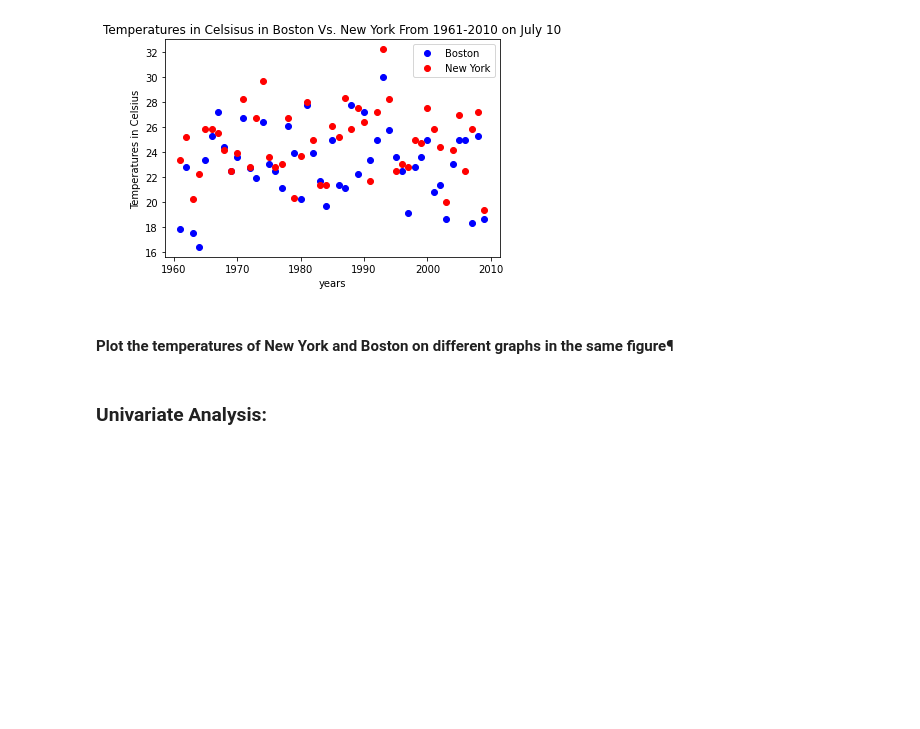
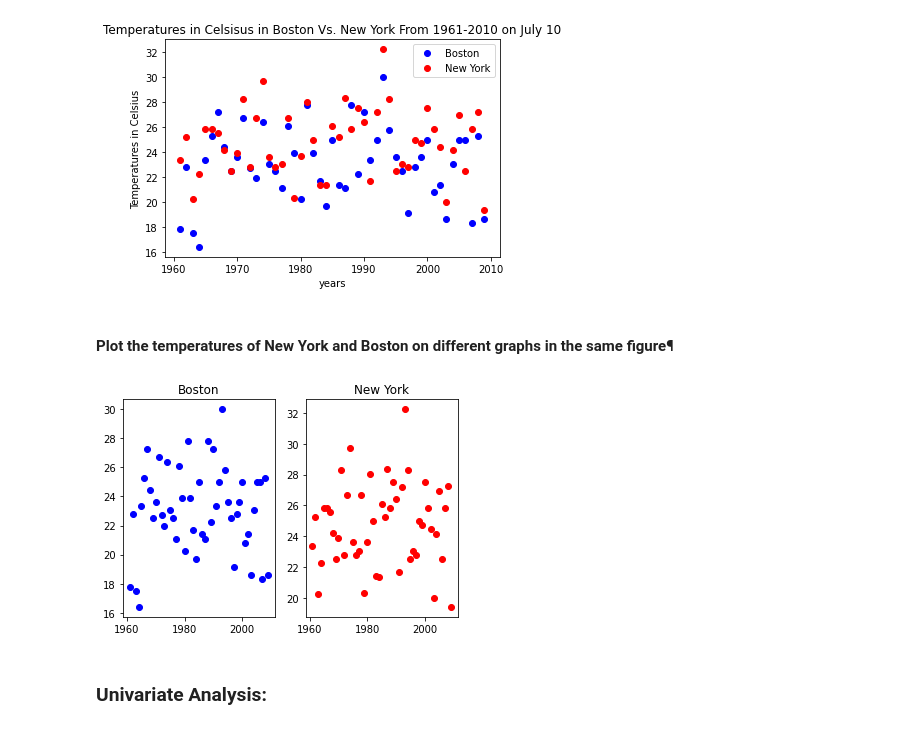
Before and after one commit to anaaparamesh/Week1_Public, a Jupyter notebook: Notebooks/02_Pandas_and_Matplotlib/Matplotlib_Exercise.ipynb, the cells around one changed output. Drawn from its saved outputs; the diff is of its cells as text; code cells hidden in the pictures; blank space fills up the shorter version.

```diff
--- a/Notebooks/02_Pandas_and_Matplotlib/Matplotlib_Exercise.ipynb
+++ b/Notebooks/02_Pandas_and_Matplotlib/Matplotlib_Exercise.ipynb
@@ -58,3 +56,17 @@ plt.show()
+# %%
+## YOUR CODE HERE
+plt.subplot(1,2,1) # 1 row, 2 columns, select subaxes number 1
+# Pass multiple numpy arrays as arguments to plt.plot
+plt.plot(x, y_boston, 'bo')
+plt.title("Boston")
+
+plt.subplot(1,2,2)  # 1 row, 2 columns, figure number 2
+plt.plot(x, y_new_york, 'ro')  # formatting: b:blue o:circle
+plt.title("New York")
+
+plt.show()
+# %% [output]
+[figure, added]
 # %% [markdown]
 ### Univariate Analysis:
 # %%
```
Also changed, not shown: parts of 5 cells of this notebook.
